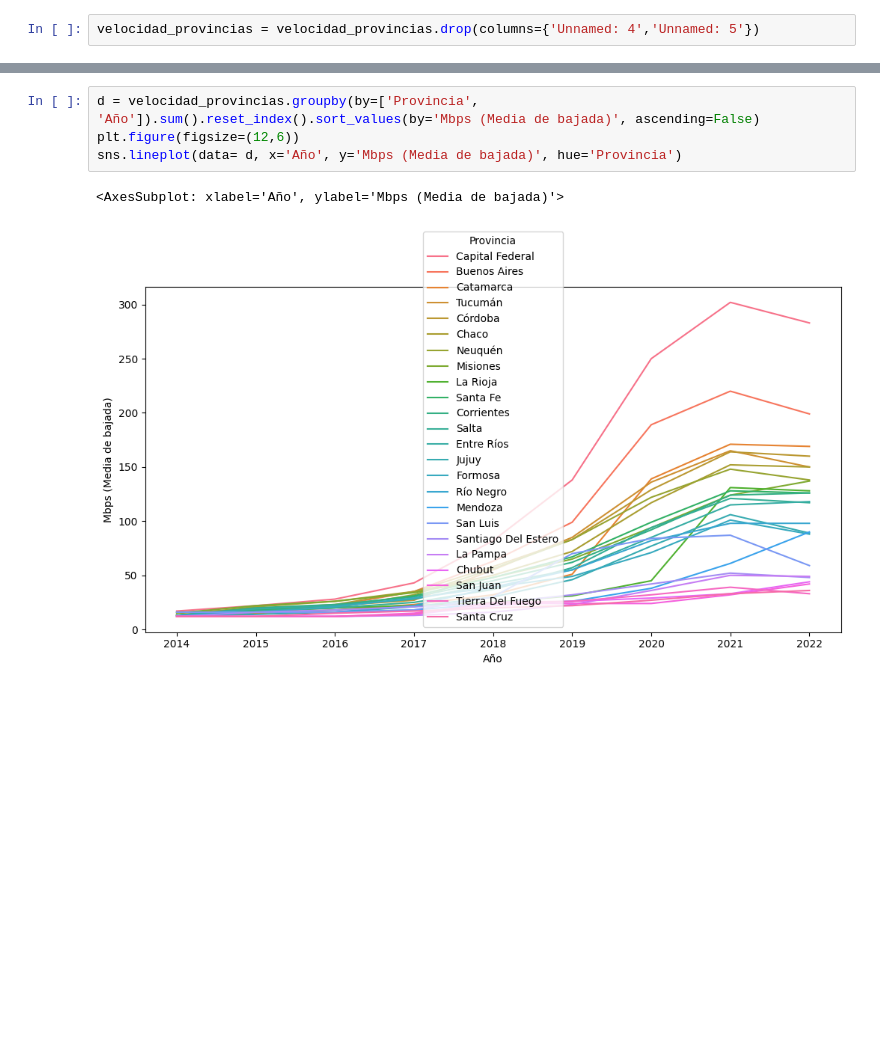
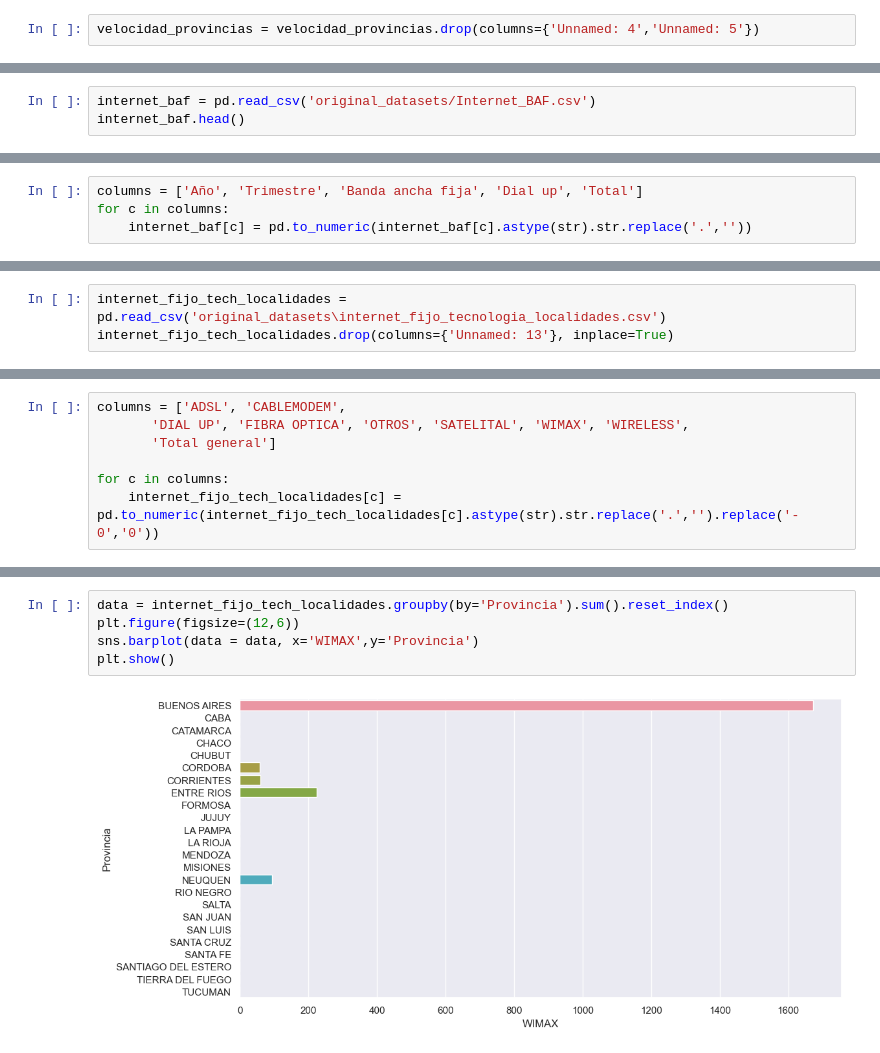
Before and after one commit to uriellmendezz/Analisis_Telecomunicaciones, a Jupyter notebook: EDA.ipynb, the cells around one changed output, grey strips where cells are left out. Drawn from its saved outputs; the diff is of its cells as text; blank space fills up the shorter version.

Commit message:
Making new plots for the EDA

```diff
--- a/EDA.ipynb
+++ b/EDA.ipynb
@@ -172,0 +573,3 @@ plt.show()
+# %%
+internet_baf = pd.read_csv('original_datasets/Internet_BAF.csv')
+internet_baf.head()
@@ -172,0 +593,4 @@ plt.show()
+# %%
+columns = ['Año', 'Trimestre', 'Banda ancha fija', 'Dial up', 'Total']
+for c in columns:
+    internet_baf[c] = pd.to_numeric(internet_baf[c].astype(str).str.replace('.',''))
@@ -172,0 +647,3 @@ plt.show()
+# %%
+internet_fijo_tech_localidades = pd.read_csv('original_datasets\internet_fijo_tecnologia_localidades.csv')
+internet_fijo_tech_localidades.drop(columns={'Unnamed: 13'}, inplace=True)
@@ -172,0 +667,7 @@ plt.show()
+# %%
+columns = ['ADSL', 'CABLEMODEM',
+       'DIAL UP', 'FIBRA OPTICA', 'OTROS', 'SATELITAL', 'WIMAX', 'WIRELESS',
+       'Total general']
+
+for c in columns:
+    internet_fijo_tech_localidades[c] = pd.to_numeric(internet_fijo_tech_localidades[c].astype(str).str.replace('.','').replace('- 0','0'))
@@ -173,7 +700,7 @@ plt.show()
 # %%
-d = velocidad_provincias.groupby(by=['Provincia', 'Año']).sum().reset_index().sort_values(by='Mbps (Media de bajada)', ascending=False)
+data = internet_fijo_tech_localidades.groupby(by='Provincia').sum().reset_index()
 plt.figure(figsize=(12,6))
-sns.lineplot(data= d, x='Año', y='Mbps (Media de bajada)', hue='Provincia')
+sns.barplot(data = data, x='WIMAX',y='Provincia')
+plt.show()
 # %% [output]
-<AxesSubplot: xlabel='Año', ylabel='Mbps (Media de bajada)'>
-[figure, old version]
+[figure, new version]
```
Also changed, not shown: parts of 68 cells of this notebook.
